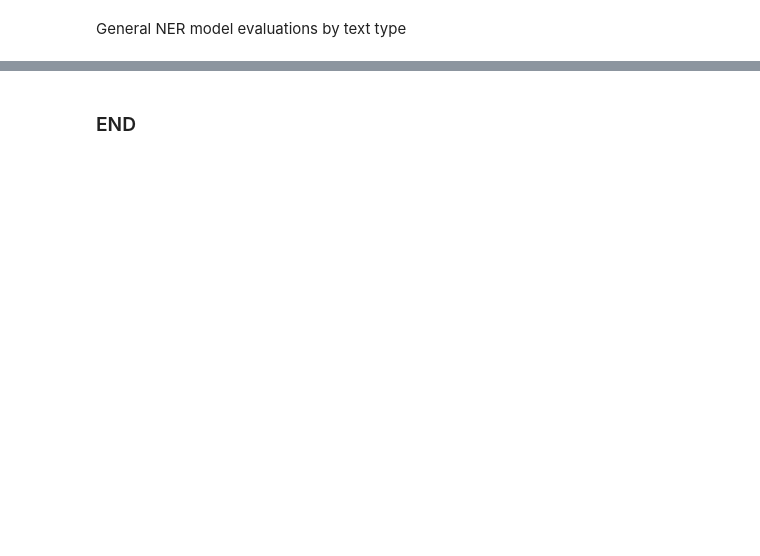
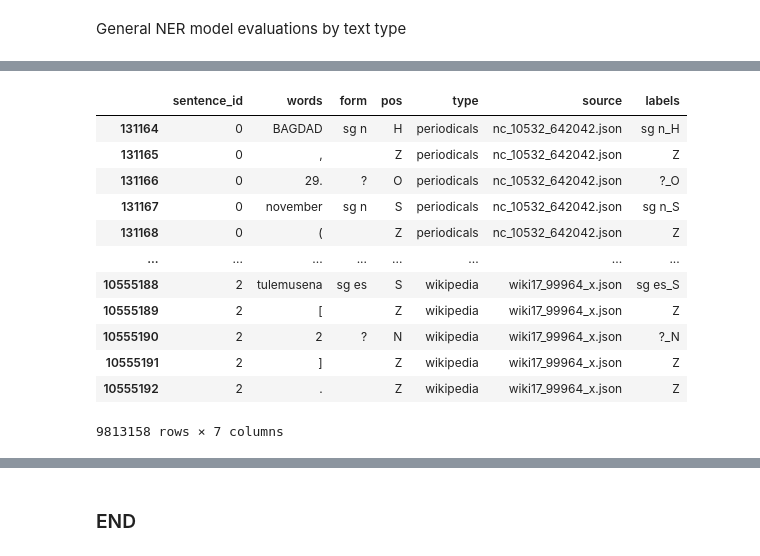
Before and after one commit to estnltk/estnltk-model-training, a Jupyter notebook: morph_tagging/finetune_bert_morph_tagger.ipynb, the cells around one changed output, grey strips where cells are left out. Drawn from its saved outputs; the diff is of its cells as text; code cells hidden in the pictures; blank space fills up the shorter version.

```diff
--- a/morph_tagging/finetune_bert_morph_tagger.ipynb
+++ b/morph_tagging/finetune_bert_morph_tagger.ipynb
@@ -926,0 +1214,29 @@ Tooken: </s>
+# %%
+# Reading CSV file
+df = pd.read_csv("andmestik.csv", keep_default_na=False)
+model_df = pd.read_csv("model_data.csv", keep_default_na=False)
+# %%
+# Ensure both DataFrames have the same columns for comparison
+common_columns = df.columns.intersection(model_df.columns)
+# Perform a left anti-join to get the unused data
+unused_data = df.merge(model_df, on=common_columns.tolist(), how='left', indicator=True)
+unused_data = unused_data[unused_data['_merge'] == 'left_only'].drop(columns=['_merge'])
+# %%
+# Print or save the result
+display(unused_data)
+if not os.path.exists("./unused_data.csv"):
+    unused_data.to_csv("unused_data.csv", index=False)
+# %% [output]
+|  | sentence_id | words | form | pos | type | source | labels |
+| 131164 | 0 | BAGDAD | sg n | H | periodicals | nc_10532_642042.json | sg n_H |
+| 131165 | 0 | , |  | Z | periodicals | nc_10532_642042.json | Z |
+| 131166 | 0 | 29. | ? | O | periodicals | nc_10532_642042.json | ?_O |
+| 131167 | 0 | november | sg n | S | periodicals | nc_10532_642042.json | sg n_S |
+| 131168 | 0 | ( |  | Z | periodicals | nc_10532_642042.json | Z |
+| ... | ... | ... | ... | ... | ... | ... | ... |
+| 10555188 | 2 | tulemusena | sg es | S | wikipedia | wiki17_99964_x.json | sg es_S |
+| 10555189 | 2 | [ |  | Z | wikipedia | wiki17_99964_x.json | Z |
+| 10555190 | 2 | 2 | ? | N | wikipedia | wiki17_99964_x.json | ?_N |
+| 10555191 | 2 | ] |  | Z | wikipedia | wiki17_99964_x.json | Z |
+| 10555192 | 2 | . |  | Z | wikipedia | wiki17_99964_x.json | Z |
+9813158 rows × 7 columns
```
Also changed, not shown: parts of 119 cells of this notebook, 1 other file.
